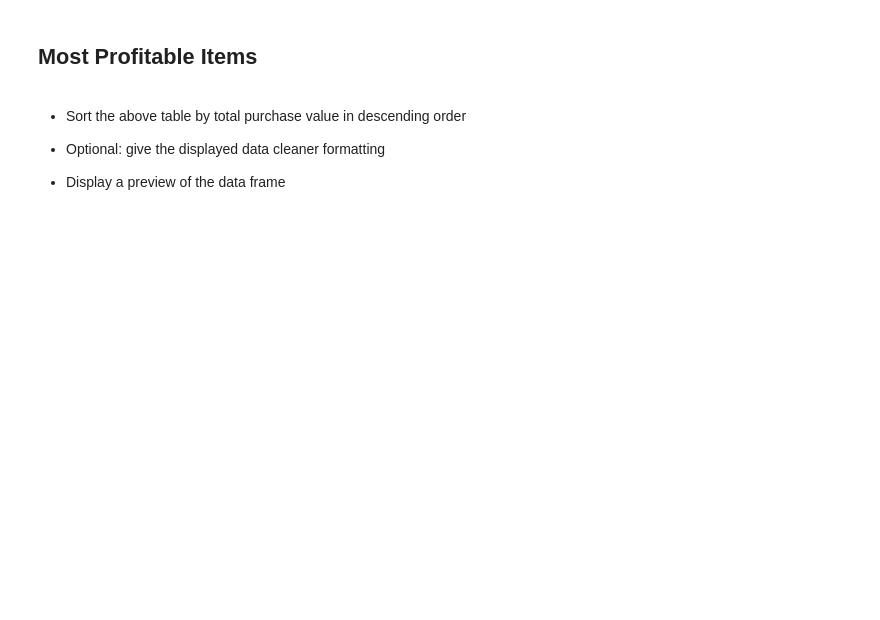
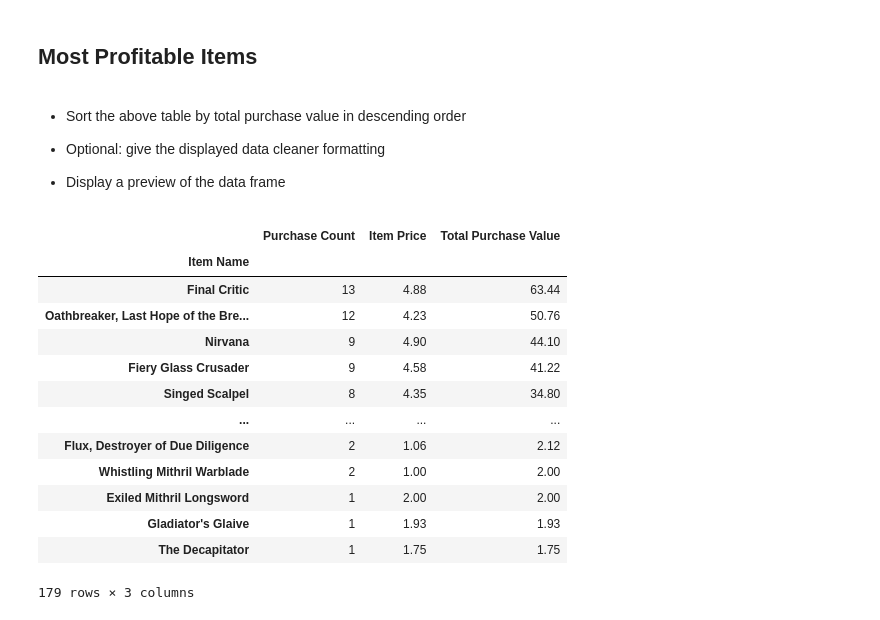
Before and after one commit to maddymcraven/pandas-challenge, a Jupyter notebook: HeroesOfPymoli/HeroesOfPymoli_starter.ipynb, the cells around one changed output. Saved outputs shown, nothing was run; the diff lists cells and outputs as text; code cells hidden in the pictures; blank space fills up the shorter version.

```diff
--- a/HeroesOfPymoli/HeroesOfPymoli_starter.ipynb
+++ b/HeroesOfPymoli/HeroesOfPymoli_starter.ipynb
@@ -283,3 +350,21 @@ age_group
 
 
 * Display a preview of the data frame
+# %%
+summary = summary.sort_values('Total Purchase Value', ascending=False)
+summary
+# %% [output]
+|  | Purchase Count | Item Price | Total Purchase Value |
+| Item Name |  |  |  |
+| Final Critic | 13 | 4.88 | 63.44 |
+| Oathbreaker, Last Hope of the Bre... | 12 | 4.23 | 50.76 |
+| Nirvana | 9 | 4.90 | 44.10 |
+| Fiery Glass Crusader | 9 | 4.58 | 41.22 |
+| Singed Scalpel | 8 | 4.35 | 34.80 |
+| ... | ... | ... | ... |
+| Flux, Destroyer of Due Diligence | 2 | 1.06 | 2.12 |
+| Whistling Mithril Warblade | 2 | 1.00 | 2.00 |
+| Exiled Mithril Longsword | 1 | 2.00 | 2.00 |
+| Gladiator's Glaive | 1 | 1.93 | 1.93 |
+| The Decapitator | 1 | 1.75 | 1.75 |
+179 rows × 3 columns
```
Also changed, not shown: parts of 2 cells of this notebook.
